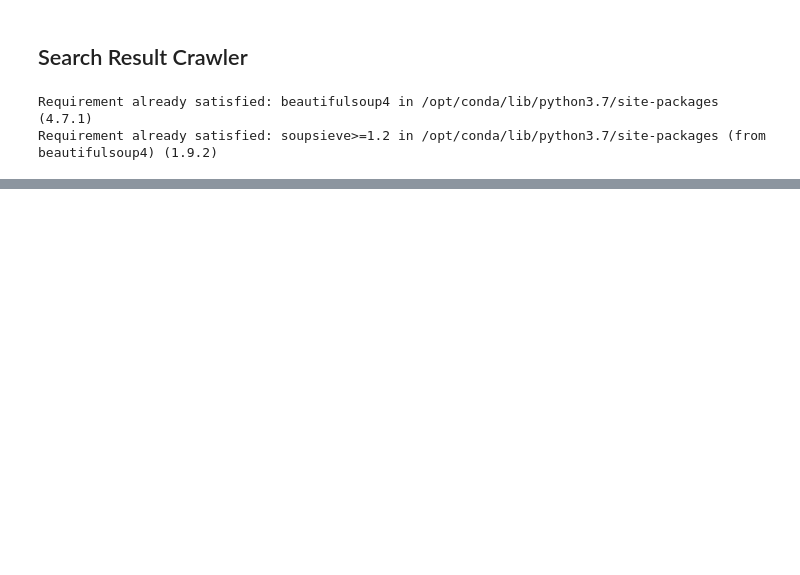
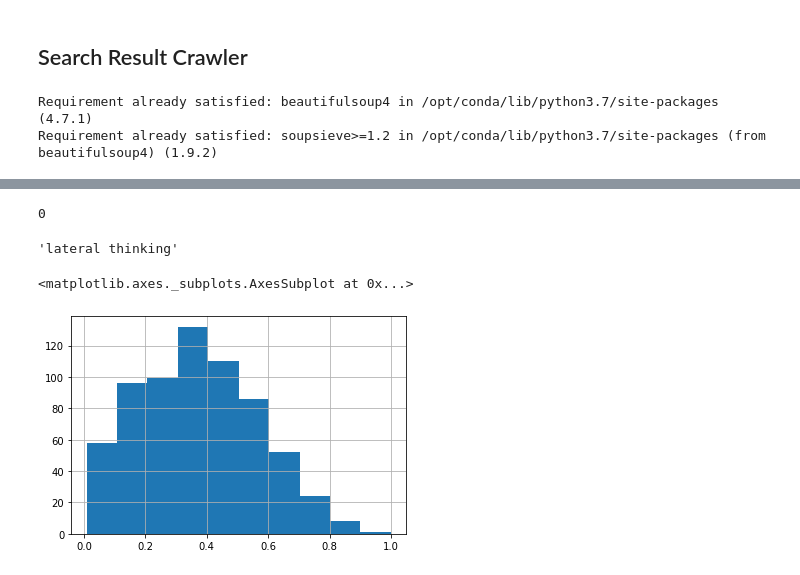
Before and after one commit to nicksettje/unique-search, a Jupyter notebook: backend.ipynb, the cells around one changed output, grey strips where cells are left out. Cells and saved outputs as stored; diff of their text form; code cells hidden in the pictures; blank space fills up the shorter version.

Commit message:
[ADD] crawled 2k, model, sim plots

```diff
--- a/backend.ipynb
+++ b/backend.ipynb
@@ -279,10 +385,13 @@ model.train(train, total_examples=model.corpus_count, epochs=model.epochs)
 # %%
 ranks = []
 second_ranks = []
-for doc_id in range(len(train)):
-    inferred_vector = model.infer_vector(train[doc_id].words)
+for document in train:
+    inferred_vector = model.infer_vector(document.words)
     sims = model.docvecs.most_similar([inferred_vector], topn=len(model.docvecs))
-    rank = [docid for docid, sim in sims].index(doc_id)
+    rank = [docid for docid, sim in sims].index(document.tags[0])
+    #print(rank)
+    #print(model.docvecs.offset2doctag[doc_id])
+    #rank = rank.index(model.docvecs.offset2doctag[doc_id])
     ranks.append(rank)
 
     second_ranks.append(sims[1])
@@ -307,0 +398,22 @@ for label, index in [('MOST', 0), ('MEDIAN', len(sims)//2), ('LEAST', len(sims)
+# %%
+sum(ranks)
+# %% [output]
+0
+# %%
+inferred_vectors = {
+    topic: pd.DataFrame([
+        {
+            'url': full_results_df['url'][idx],
+            'vector': model.infer_vector(document.words)}
+        for idx, document in zip(url_idx, train)
+        if topic in document.tags])
+    for topic in model.docvecs.offset2doctag}
+# %%
+similarities = {}
+for topic in inferred_vectors:
+    similarities[topic] = []
+    for uidx, urow in inferred_vectors[topic].iterrows():
+        for lidx, lrow in inferred_vectors[topic][uidx:].iterrows():
+            similarities[topic].append(urow['vector'].dot(lrow['vector']))
+    similarities[topic] = pd.Series(similarities[topic])
+    similarities[topic] /= similarities[topic].max()
@@ -307,0 +427,11 @@ for label, index in [('MOST', 0), ('MEDIAN', len(sims)//2), ('LEAST', len(sims)
+# %%
+key_topic = list(similarities.keys())[0]
+key_topic
+# %% [output]
+'lateral thinking'
+# %%
+import matplotlib.pyplot as plt
+pd.Series(similarities[key_topic]).hist()
+# %% [output]
+<matplotlib.axes._subplots.AxesSubplot at 0x...>
+[figure, added]
```
Also changed, not shown: parts of 43 cells of this notebook.
